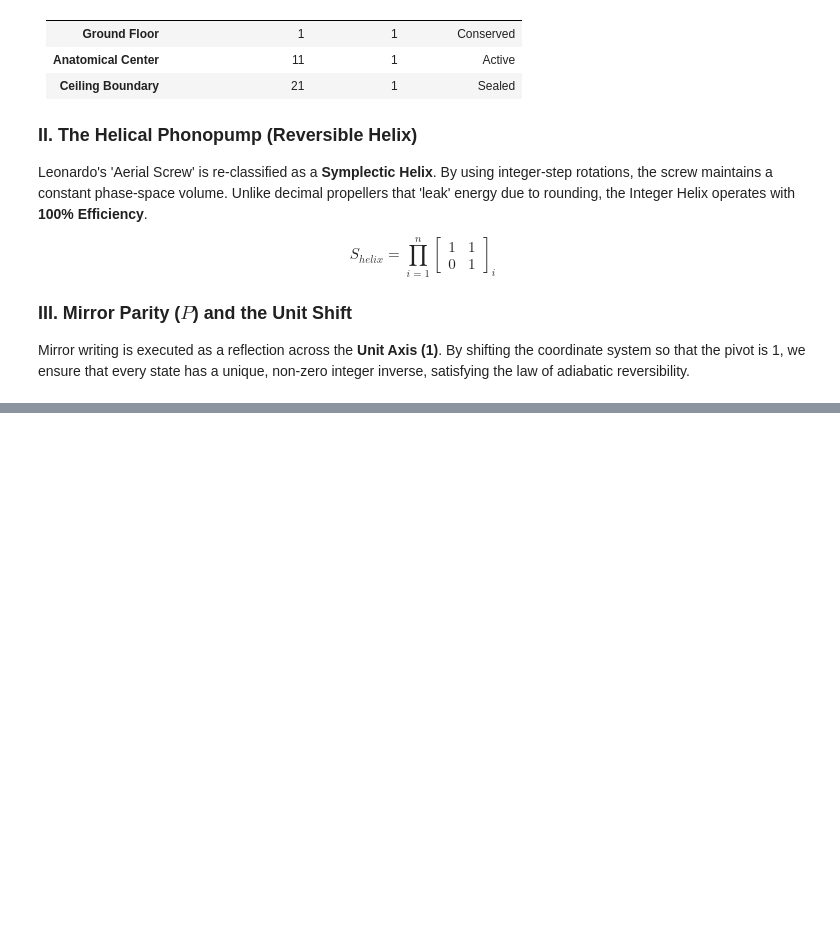
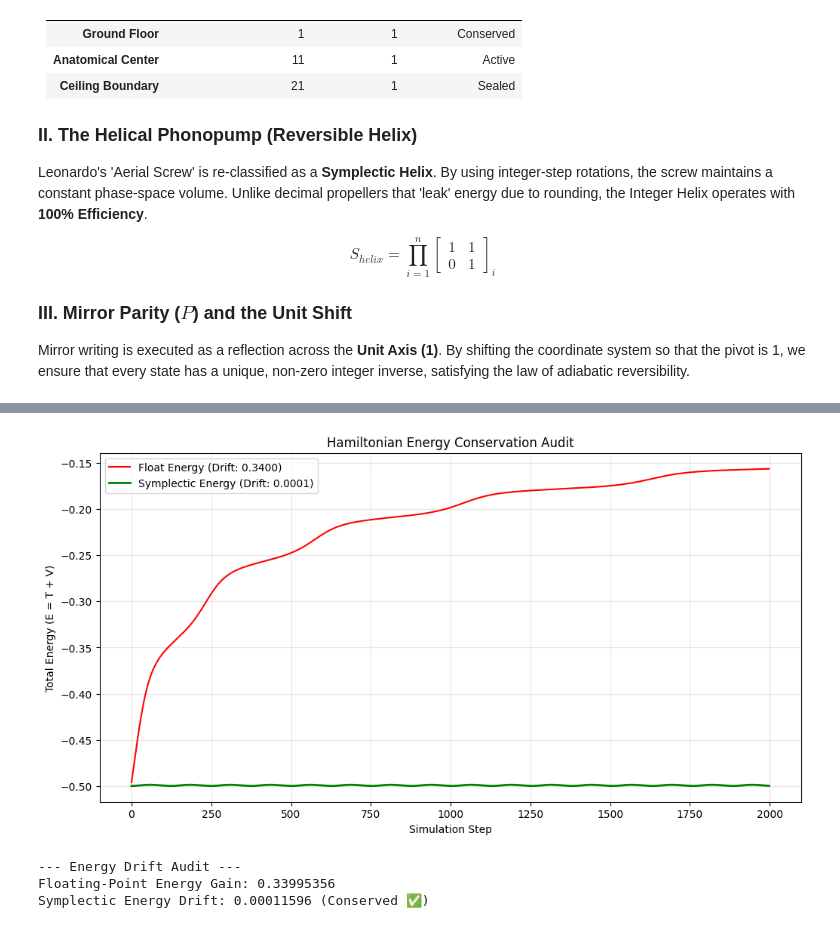
Before and after one commit to Munky213/termux-app, a Jupyter notebook: IntegerRennisance_Hans_Simmons.ipynb, the cells around one changed output, grey strips where cells are left out. Cells and saved outputs as stored; diff of their text form; code cells hidden in the pictures; blank space fills up the shorter version.

```diff
--- a/IntegerRennisance_Hans_Simmons.ipynb
+++ b/IntegerRennisance_Hans_Simmons.ipynb
@@ -1761,0 +1828,40 @@ Mirror writing is executed as a reflection across the **Unit Axis (1)**. By shif
+# %%
+def calculate_energy_history(path, dt=0.05):
+    # Reconstruct velocities from path: v = (x[t] - x[t-1]) / dt
+    velocities = np.diff(path, axis=0) / dt
+    positions = path[1:]
+
+    energies = []
+    for p, v in zip(positions, velocities):
+        r = np.linalg.norm(p)
+        v2 = np.dot(v, v)
+        energy = 0.5 * v2 - 1.0/r
+        energies.append(energy)
+    return np.array(energies)
+
+# Calculate energy for both simulations
+f_energies = calculate_energy_history(f_path)
+s_energies = calculate_energy_history(s_path)
+
+# Audit Drift
+f_drift_total = abs(f_energies[-1] - f_energies[0])
+s_drift_total = abs(s_energies[-1] - s_energies[0])
+
+plt.figure(figsize=(12, 6))
+plt.plot(f_energies, label=f'Float Energy (Drift: {f_drift_total:.4f})', color='red')
+plt.plot(s_energies, label=f'Symplectic Energy (Drift: {s_drift_total:.4f})', color='green', linewidth=2)
+plt.title("Hamiltonian Energy Conservation Audit")
+plt.xlabel("Simulation Step")
+plt.ylabel("Total Energy (E = T + V)")
+plt.legend()
+plt.grid(True, alpha=0.3)
+plt.show()
+
+print(f"--- Energy Drift Audit ---")
+print(f"Floating-Point Energy Gain: {f_drift_total:.8f}")
+print(f"Symplectic Energy Drift: {s_drift_total:.8f} (Conserved ✅)")
+# %% [output]
+[figure, added]
+--- Energy Drift Audit ---
+Floating-Point Energy Gain: 0.33995356
+Symplectic Energy Drift: 0.00011596 (Conserved ✅)
```
Also changed, not shown: parts of 30 cells of this notebook.
